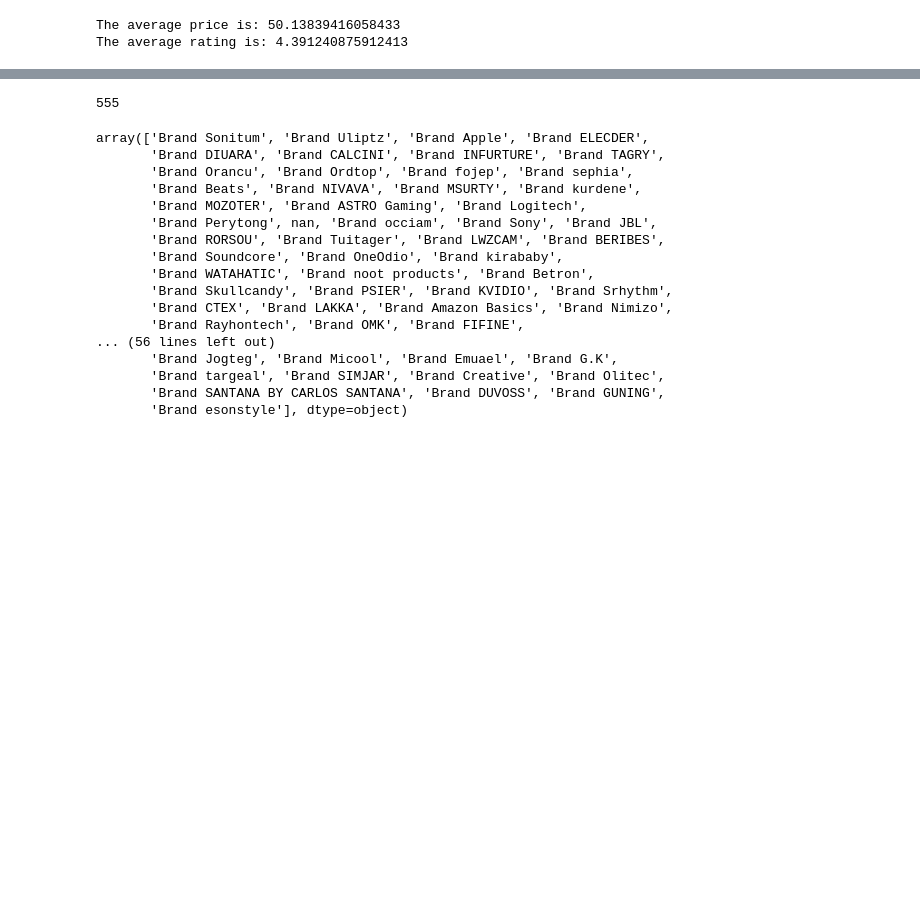
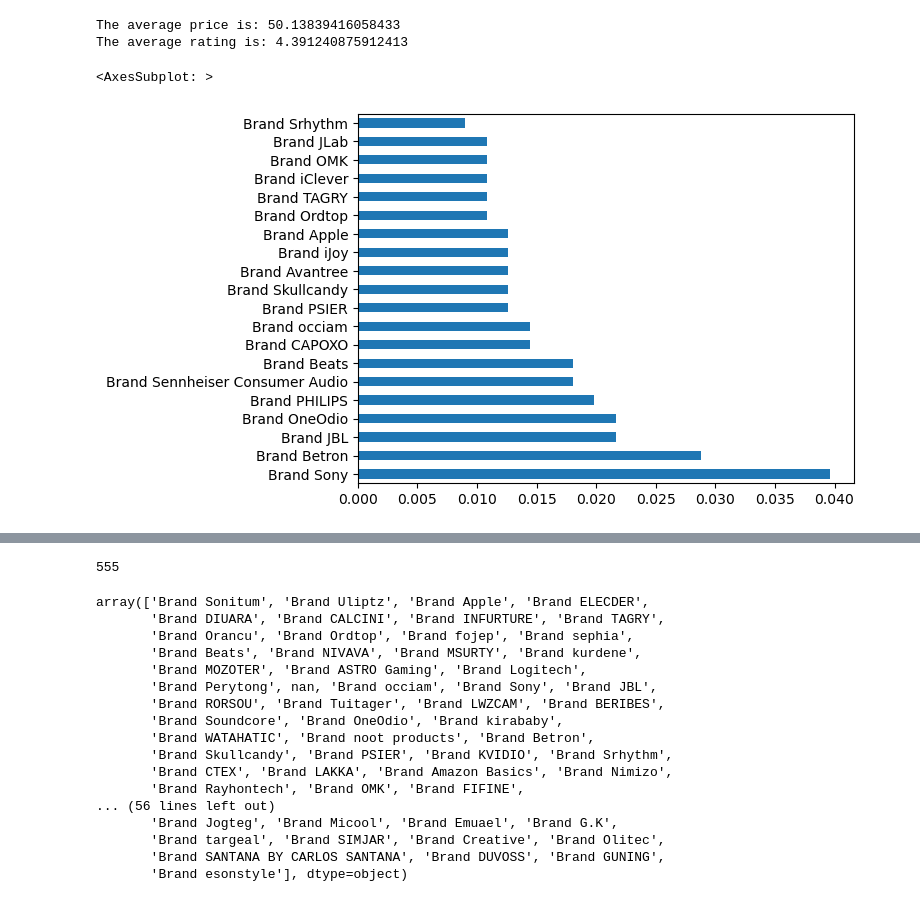
Before and after one commit to seanlee9959/amazon-NLP, a Jupyter notebook: Data Cleaning.ipynb, the cells around one changed output, grey strips where cells are left out. Saved outputs shown, nothing was run; the diff lists cells and outputs as text; code cells hidden in the pictures; blank space fills up the shorter version.

```diff
--- a/Data Cleaning.ipynb
+++ b/Data Cleaning.ipynb
@@ -59,6 +110,12 @@ print("The average rating is:", avg_rating)
 # %% [output]
 The average price is: 50.13839416058433
 The average rating is: 4.391240875912413
+# %%
+# Plot brand concentration
+headphones_df['brand'].value_counts(normalize=True)[:20].plot(kind='barh')
+# %% [output]
+<AxesSubplot: >
+[figure, added]
 # %%
 headphones_df['buy_price']
 # %% [output]
```
Also changed, not shown: parts of 26 cells of this notebook.
